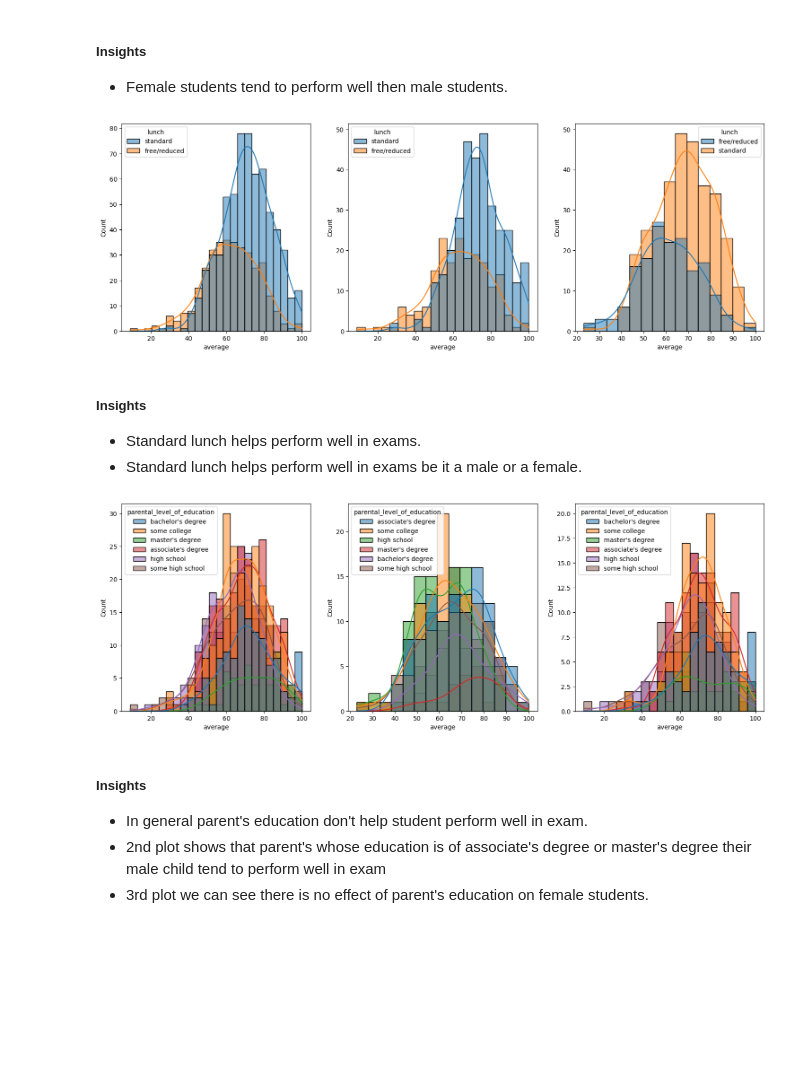
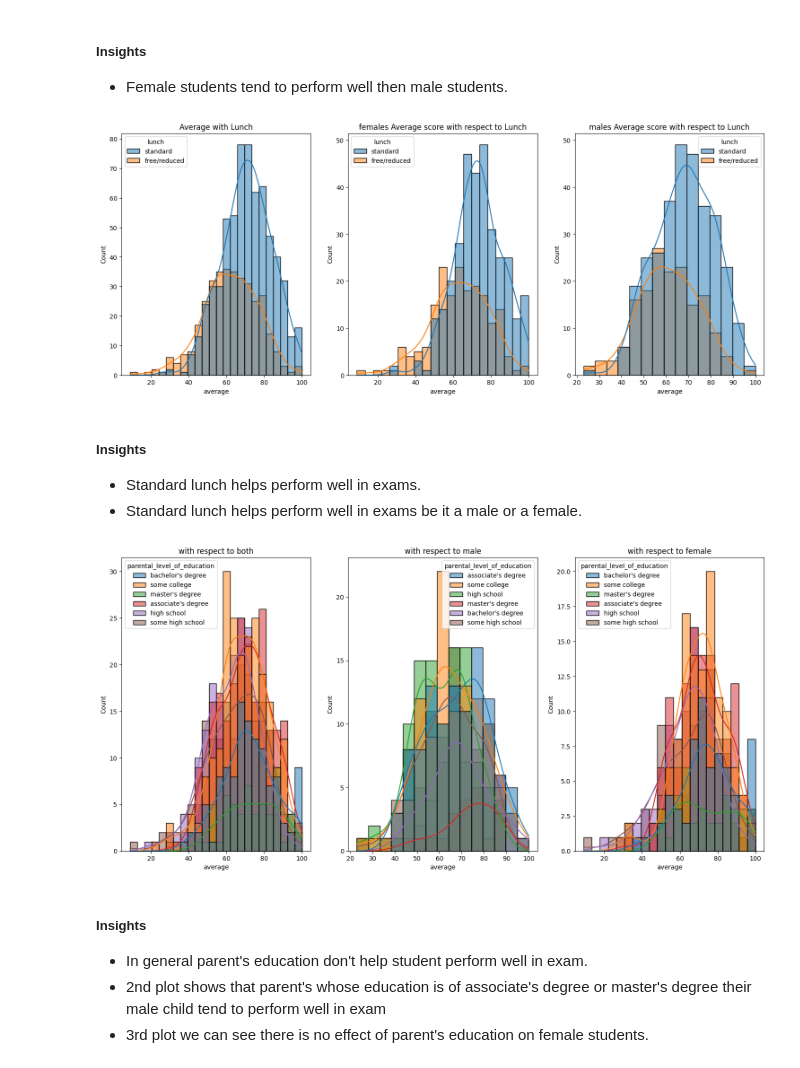
Before and after one commit to GyanPrakashkushwaha/Modula-Coding, a Jupyter notebook: notebook/1 . EDA STUDENT PERFORMANCE .ipynb, the cells around one changed output. Drawn from its saved outputs; the diff is of its cells as text; code cells hidden in the pictures; blank space fills up the shorter version.

Commit message:
Data Ingestion

```diff
--- a/notebook/1 . EDA STUDENT PERFORMANCE .ipynb
+++ b/notebook/1 . EDA STUDENT PERFORMANCE .ipynb
@@ -202,8 +226,8 @@ df.head(2)
 # %% [markdown]
 ### 3.8 Adding columns for "Total Score" and "Average"
 # %%
-df['total score'] = df['math_score'] + df['reading_score'] + df['writing_score']
-df['average'] = df['total score']/3
+df['total_score'] = df['math_score'] + df['reading_score'] + df['writing_score']
+df['average'] = df['total_score']/3
 df.head()
 # %% [output]
 |  | gender | race_ethnicity | parental_level_of_education | lunch | test_preparation_course | math_score | ... |
@@ -269,31 +306,37 @@ plt.show()
 #####  Insights
 - Female students tend to perform well then male students.
 # %%
-plt.subplots(1,3,figsize=(25,6))
+plt.subplots(1,3,figsize=(25,7))
 plt.subplot(141)
+plt.title('Average with Lunch')
 sns.histplot(data=df,x='average',kde=True,hue='lunch')
 plt.subplot(142)
+plt.title('females Average score with respect to Lunch')
 sns.histplot(data=df[df.gender=='female'],x='average',kde=True,hue='lunch')
 plt.subplot(143)
-sns.histplot(data=df[df.gender=='male'],x='average',kde=True,hue='lunch')
+plt.title('males Average score with respect to Lunch')
+sns.histplot(data=df[df.gender=='male'],x='average',kde=True,hue_order=['standard','free/reduced'],hue='lunch')
 plt.show()
 # %% [output]
-[figure, old version]
+[figure, new version]
 # %% [markdown]
 #####  Insights
 - Standard lunch helps perform well in exams.
 - Standard lunch helps perform well in exams be it a male or a female.
 # %%
-plt.subplots(1,3,figsize=(25,6))
+plt.subplots(1,3,figsize=(25,8.5))
 plt.subplot(141)
+plt.title('with respect to both')
 ax =sns.histplot(data=df,x='average',kde=True,hue='parental_level_of_education')
 plt.subplot(142)
+plt.title('with respect to male')
 ax =sns.histplot(data=df[df.gender=='male'],x='average',kde=True,hue='parental_level_of_education')
 plt.subplot(143)
+plt.title('with respect to female')
 ax =sns.histplot(data=df[df.gender=='female'],x='average',kde=True,hue='parental_level_of_education')
 plt.show()
 # %% [output]
-[figure, old version]
+[figure, new version]
 # %% [markdown]
 #####  Insights
 - In general parent's education don't help student perform well in exam.
```
Also changed, not shown: parts of 28 cells of this notebook, 9 other files.
